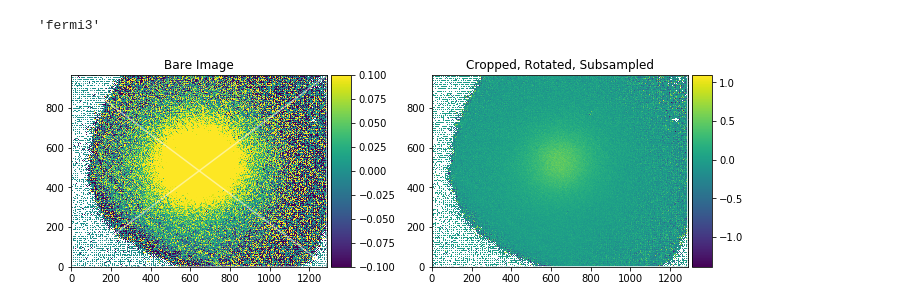
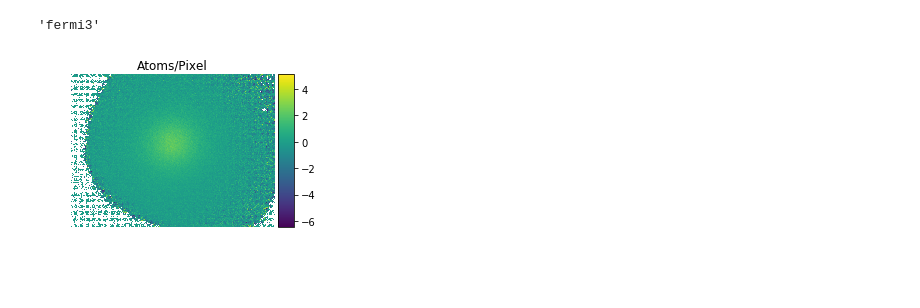
Before and after one commit to ranchop/therpy, a Jupyter notebook: notebooks/Fermi 3 images.ipynb, the cells around one changed output. Drawn from its saved outputs; the diff is of its cells as text; code cells hidden in the pictures; blank space fills up the shorter version.

```diff
--- a/notebooks/Fermi 3 images.ipynb
+++ b/notebooks/Fermi 3 images.ipynb
@@ -24,6 +26,6 @@ im.lab
 # %% [output]
 'fermi3'
 # %%
-im.plot_crop()
+im.imshow()
 # %% [output]
-[figure, old version]
+[figure, new version]
```
Also changed, not shown: parts of 3 cells of this notebook, 2 other files.
